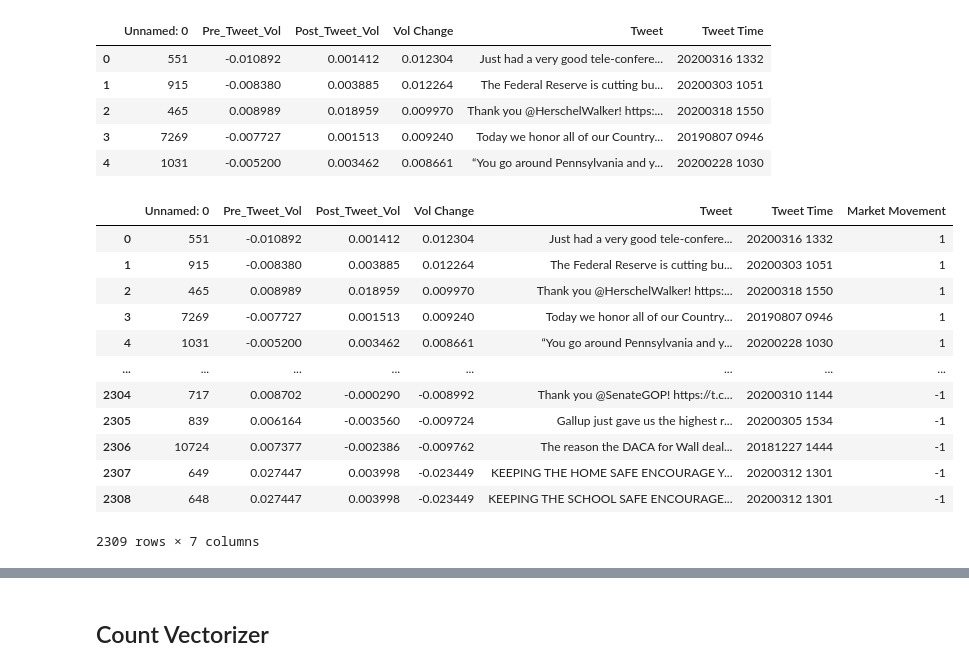
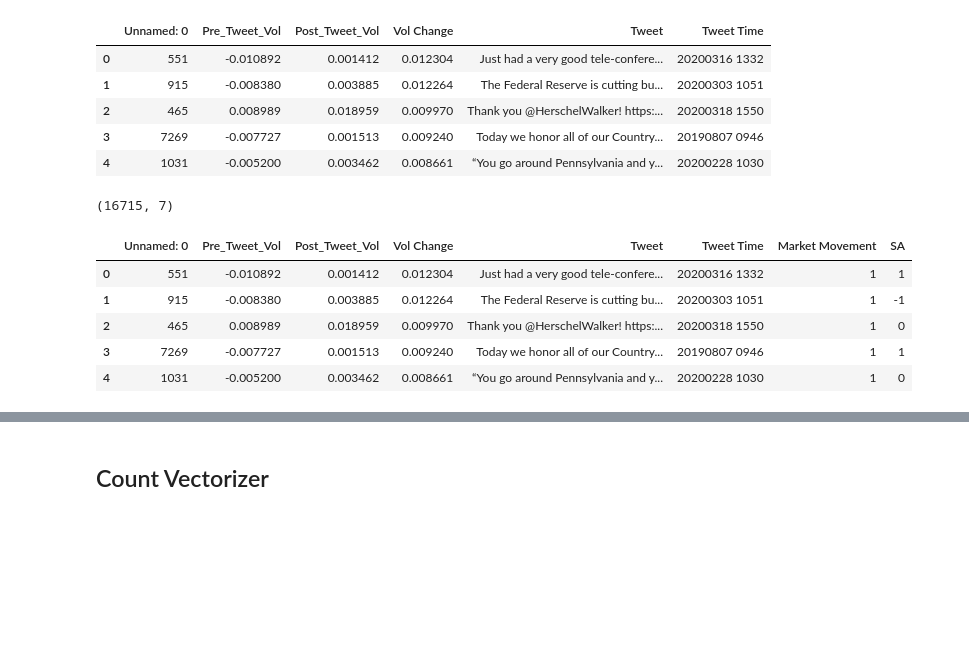
Before and after one commit to stephanieroman2020/FinalProject, a Jupyter notebook: FinalProject- SR/Support Vector Model.ipynb, the cells around one changed output, grey strips where cells are left out. Saved outputs shown, nothing was run; the diff lists cells and outputs as text; code cells hidden in the pictures; blank space fills up the shorter version.

```diff
--- a/FinalProject- SR/Support Vector Model.ipynb
+++ b/FinalProject- SR/Support Vector Model.ipynb
@@ -16,37 +19,41 @@ df.head()
 | 2 | 465 | 0.008989 | 0.018959 | 0.009970 | Thank you @HerschelWalker! https:... | 20200318 1550 |
 | 3 | 7269 | -0.007727 | 0.001513 | 0.009240 | Today we honor all of our Country... | 20190807 0946 |
 | 4 | 1031 | -0.005200 | 0.003462 | 0.008661 | “You go around Pennsylvania and y... | 20200228 1030 |
+# %%
+#Load Tweet df
+try:
+    df_tweet_sent = pd.read_csv("../FinalProject- SR/Resources/FinalTrumpTweet3.csv")
+except UnicodeDecodeError:
+    pass
+
+df_tweet_sent.shape
+# %% [output]
+(16715, 7)
 # %%
-#Bin SPX % Change into +1,0,-1 and establish threshold
+#Bin volatility movement into +1,0,-1 and establish threshold
+
 market_movements = []
 pos_threshold = 0.0003
 neg_threshold = pos_threshold * -1
 
 for index, row in df.iterrows():
     if row['Vol Change'] >= pos_threshold:
         market_movement = 1
         market_movements.append(market_movement)
     elif row['Vol Change'] <= neg_threshold:
         market_movement = -1
         market_movements.append(market_movement)
     else:
         market_movement = 0
         market_movements.append(market_movement)
 
 #Add new list as column to df
 df['Market Movement'] = market_movements
-df
+df.head()
 # %% [output]
-|  | Unnamed: 0 | Pre_Tweet_Vol | Post_Tweet_Vol | Vol Change | Tweet | Tweet Time | Market Movement |
-| 0 | 551 | -0.010892 | 0.001412 | 0.012304 | Just had a very good tele-confere... | 20200316 1332 | 1 |
-| 1 | 915 | -0.008380 | 0.003885 | 0.012264 | The Federal Reserve is cutting bu... | 20200303 1051 | 1 |
-| 2 | 465 | 0.008989 | 0.018959 | 0.009970 | Thank you @HerschelWalker! https:... | 20200318 1550 | 1 |
-| 3 | 7269 | -0.007727 | 0.001513 | 0.009240 | Today we honor all of our Country... | 20190807 0946 | 1 |
-| 4 | 1031 | -0.005200 | 0.003462 | 0.008661 | “You go around Pennsylvania and y... | 20200228 1030 | 1 |
-| ... | ... | ... | ... | ... | ... | ... | ... |
-| 2304 | 717 | 0.008702 | -0.000290 | -0.008992 | Thank you @SenateGOP! https://t.c... | 20200310 1144 | -1 |
-| 2305 | 839 | 0.006164 | -0.003560 | -0.009724 | Gallup just gave us the highest r... | 20200305 1534 | -1 |
-| 2306 | 10724 | 0.007377 | -0.002386 | -0.009762 | The reason the DACA for Wall deal... | 20181227 1444 | -1 |
-| 2307 | 649 | 0.027447 | 0.003998 | -0.023449 | KEEPING THE HOME SAFE ENCOURAGE Y... | 20200312 1301 | -1 |
-| 2308 | 648 | 0.027447 | 0.003998 | -0.023449 | KEEPING THE SCHOOL SAFE ENCOURAGE... | 20200312 1301 | -1 |
+|  | Unnamed: 0 | Pre_Tweet_Vol | Post_Tweet_Vol | Vol Change | Tweet | Tweet Time | Market Movement | SA |
+| 0 | 551 | -0.010892 | 0.001412 | 0.012304 | Just had a very good tele-confere... | 20200316 1332 | 1 | 1 |
+| 1 | 915 | -0.008380 | 0.003885 | 0.012264 | The Federal Reserve is cutting bu... | 20200303 1051 | 1 | -1 |
+| 2 | 465 | 0.008989 | 0.018959 | 0.009970 | Thank you @HerschelWalker! https:... | 20200318 1550 | 1 | 0 |
+| 3 | 7269 | -0.007727 | 0.001513 | 0.009240 | Today we honor all of our Country... | 20190807 0946 | 1 | 1 |
+| 4 | 1031 | -0.005200 | 0.003462 | 0.008661 | “You go around Pennsylvania and y... | 20200228 1030 | 1 | 0 |
-2309 rows × 7 columns
```
Also changed, not shown: parts of 21 cells of this notebook, 2 other files.
